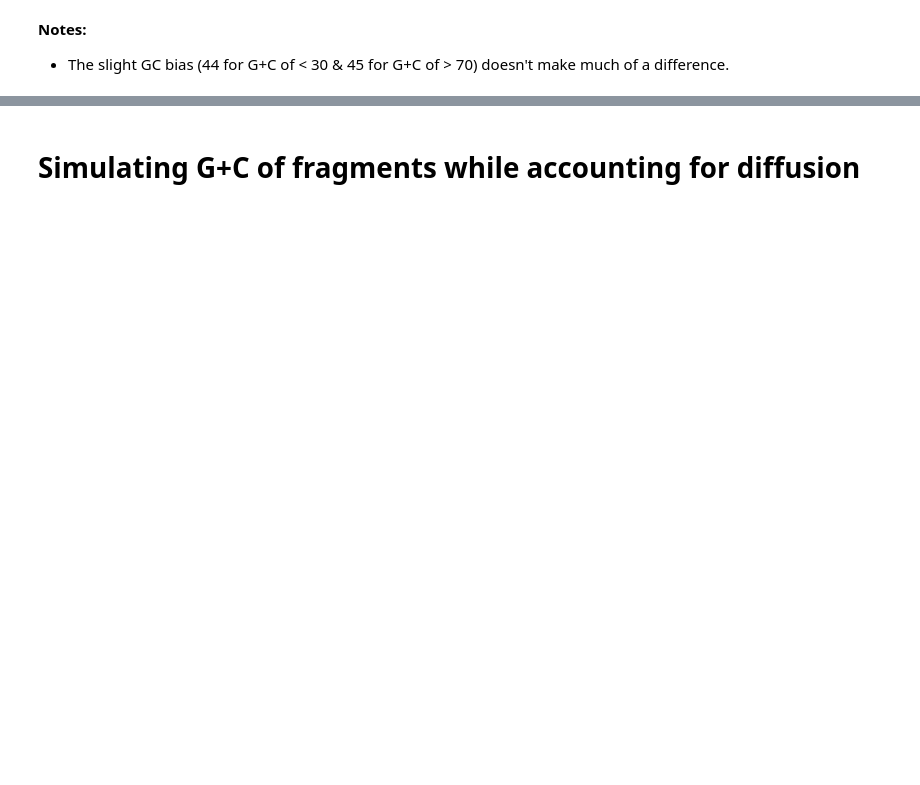
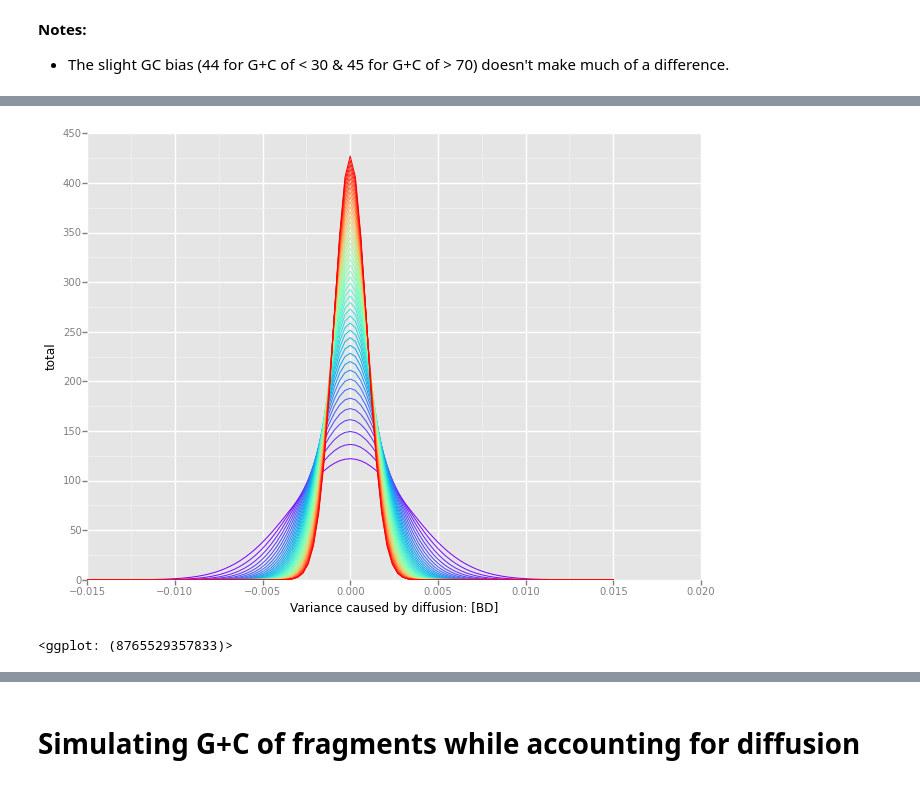
Before and after one commit to nick-youngblut/SIPSim, a Jupyter notebook: ipynb/sandbox/diffusion_by_fragLength.ipynb, the cells around one changed output, grey strips where cells are left out. Cells and saved outputs as stored; diff of their text form; code cells hidden in the pictures; blank space fills up the shorter version.

```diff
--- a/ipynb/sandbox/diffusion_by_fragLength.ipynb
+++ b/ipynb/sandbox/diffusion_by_fragLength.ipynb
@@ -30,0 +59,18 @@ __Notes:__
+# %%
+frag_lens = range(4000, 50000, 1000)
+sigma = [sqrt(44500.0 / x) for x in frag_lens]
+sigma = [x/100.0 * 0.098 for x in sigma]
+
+data = pd.DataFrame({'x':np.arange(-0.015,0.016,0.001)})
+cols = cm.rainbow(np.linspace(0,1,len(frag_lens)))
+
+p = ggplot(data, aes(x='x')) +\
+    labs(x='Variance caused by diffusion: [BD]', y='total')
+
+for sig,col in zip(sigma,cols):
+    p = p + stat_function(fun=dnorm, args={'mean':0.0, 'var':sig}, color=col)
+
+p
+# %% [output]
+[figure, added]
+<ggplot: (8765529357833)>
```
Also changed, not shown: parts of 19 cells of this notebook, 2 other files.
